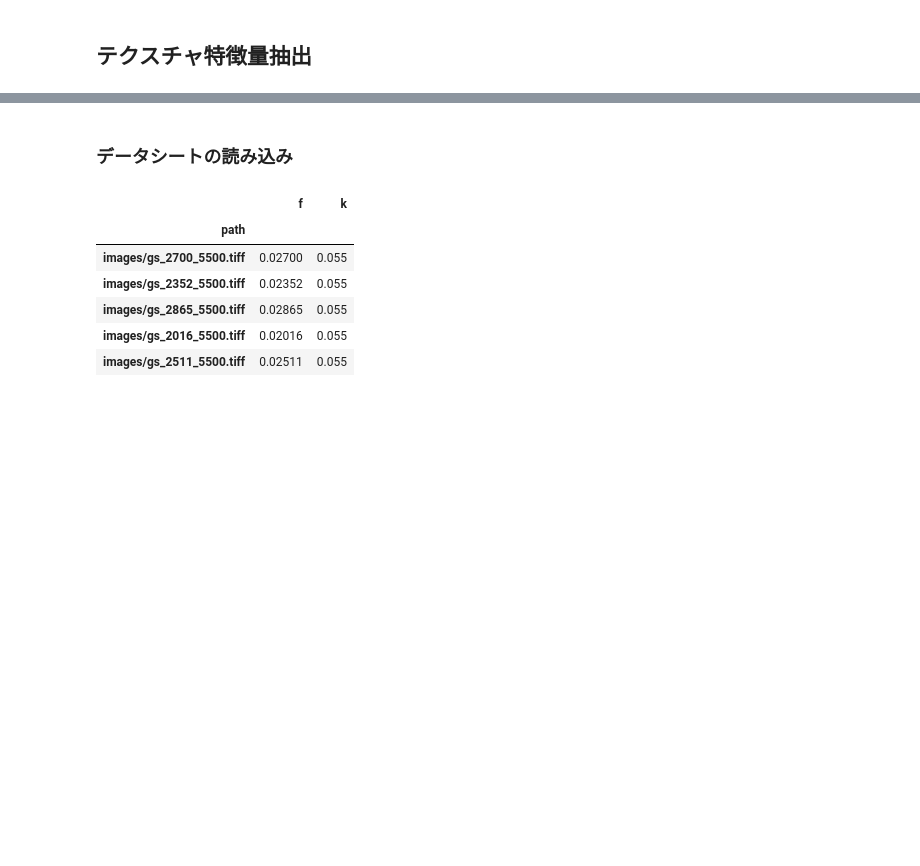
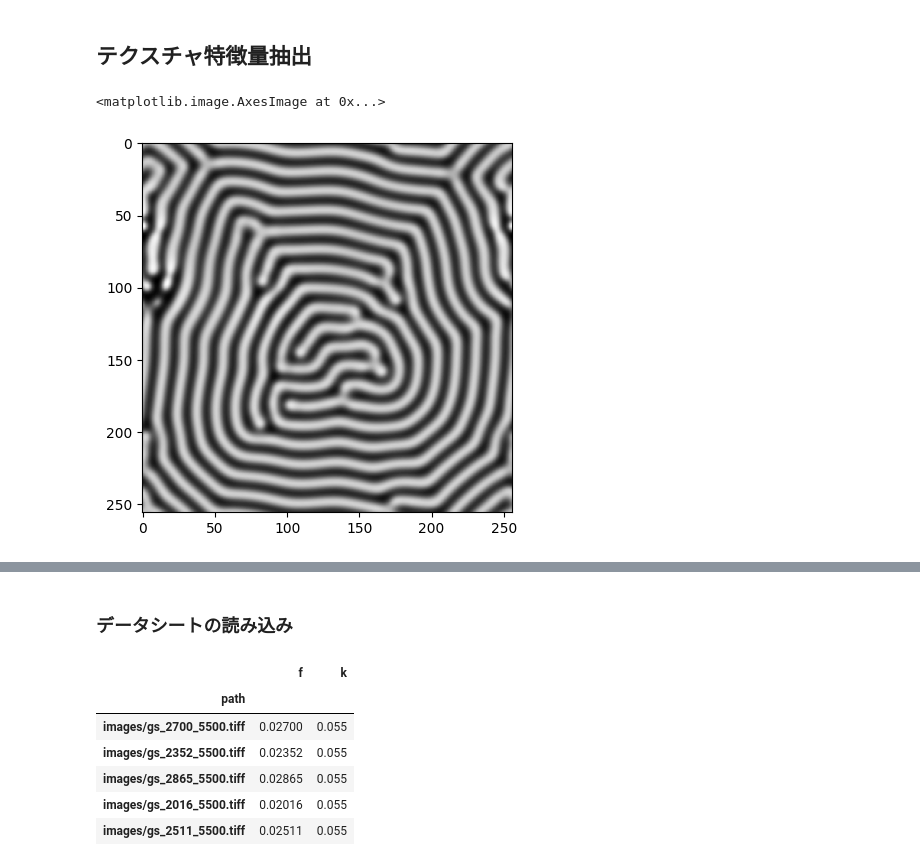
Before and after one commit to murakami9916/texture_extractor, a Jupyter notebook: tutorial.ipynb, the cells around one changed output, grey strips where cells are left out. Cells and saved outputs as stored; diff of their text form; code cells hidden in the pictures; blank space fills up the shorter version.

```diff
--- a/tutorial.ipynb
+++ b/tutorial.ipynb
@@ -16,3 +16,11 @@ logger.setLevel(logging.ERROR)
 
 # データシートにて，データパスが書かれているカラムを設定
 PATH_COLUMNS = "path"
+# %%
+path = "images/gs_2511_5500.tiff"
+image = np.array( Image.open(path).convert('L') )
+image_array = np.array(image)
+plt.imshow(image_array, cmap="binary")
+# %% [output]
+<matplotlib.image.AxesImage at 0x...>
+[figure, added]
```
Also changed, not shown: parts of 6 cells of this notebook, 1 other file.
